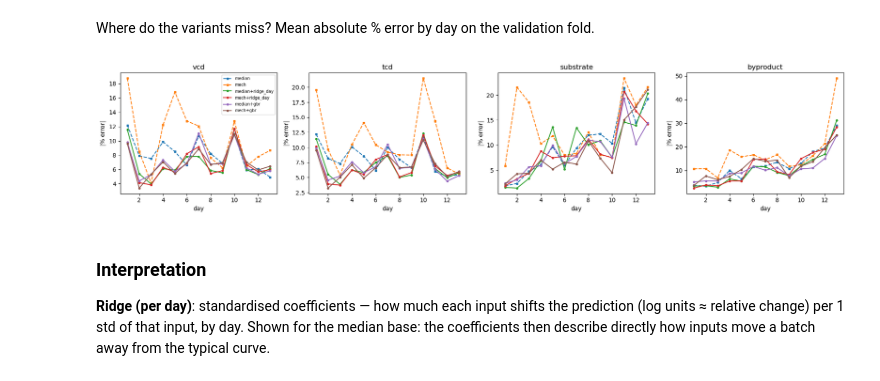
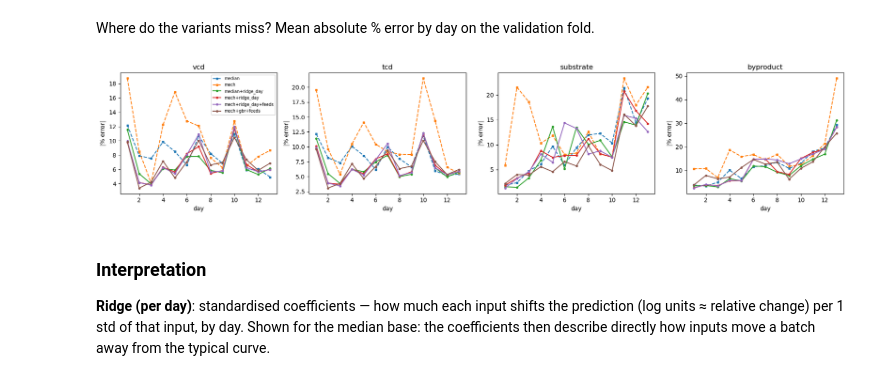
Before and after one commit to SwissDataScienceCenter/SDSC-STEM4Health-group15, a Jupyter notebook: notebooks/03_hybrid_ml.ipynb, the cells around one changed output. Cells and saved outputs as stored; diff of their text form; code cells hidden in the pictures.

Commit message:
Add feed-signal and substrate mass-balance inputs to hybrid correction

```diff
--- a/notebooks/03_hybrid_ml.ipynb
+++ b/notebooks/03_hybrid_ml.ipynb
@@ -38,6 +42,7 @@ fold_of = splits.query("role == 'dev'").set_index("batch_id").fold.to_dict()
 MAX_NFEV_STAGE, MAX_NFEV, N_STARTS = 20, 60, 1
 FIT_KW = dict(residual="log", loss="soft_l1", f_scale=0.1)
 METHODS = ["ridge_day", "gbr"]
+EXTRA_OPTIONS = [False, True]   # without / with the extra "+feeds" inputs
 CACHE = ROOT / "outputs" / "params_cache"; CACHE.mkdir(parents=True, exist_ok=True)
 USE_CACHE = True   # reuse mechanistic parameters already fitted for the same training set
 # %%
@@ -55,7 +60,7 @@ def mech_params(ids, tag):
     pd.Series(p, index=NAMES).to_csv(f); print(f"[{tag}] mechanistic fit {time.time()-t0:.0f} s")
     return p
 
-def evaluate_split(tr_ids, va_ids, tag, methods=METHODS):
+def evaluate_split(tr_ids, va_ids, tag, methods=METHODS, extras=EXTRA_OPTIONS):
     """Fit everything on tr_ids, evaluate all variants on va_ids. Returns (MAPE table, objects)."""
     a_tr, a_va = to_arrays(df, tr_ids), to_arrays(df, va_ids)
     p = mech_params(tr_ids, tag)
@@ -65,12 +70,16 @@ def evaluate_split(tr_ids, va_ids, tag, methods=METHODS):
     for bname, (b_tr, b_va) in bases.items():
         rows[bname] = mape_row(a_va, b_va)
         objs[bname] = (None, b_va)
-        F_tr, F_va = feature_table(df, a_tr, b_tr), feature_table(df, a_va, b_va)
+        # p is passed for both bases: it only provides feed concentrations for the S_supply features
+        F_tr, F_va = feature_table(df, a_tr, b_tr, p=p), feature_table(df, a_va, b_va, p=p)
+        objs[f"F_tr_{bname}"] = F_tr
         for m in methods:
-            corr = ResidualCorrector(m).fit(F_tr)
-            pred = to_list(F_va, corr.predict(F_va), a_va)
-            rows[f"{bname}+{m}"] = mape_row(a_va, pred)
-            objs[f"{bname}+{m}"] = (corr, pred)
+            for ex in extras:
+                name = f"{bname}+{m}" + ("+feeds" if ex else "")
+                corr = ResidualCorrector(m, extra=ex).fit(F_tr)
+                pred = to_list(F_va, corr.predict(F_va), a_va)
+                rows[name] = mape_row(a_va, pred)
+                objs[name] = (corr, pred)
     return pd.DataFrame(rows).T, objs
 # %% [markdown]
 ## 1. One fold (quick look)
@@ -95,0 +112,15 @@ tab.round(2).sort_values("all")
+# %%
+from bioreactor.hybrid import EXTRA
+F_tr_m = objs["F_tr_mech"]
+fig, ax = plt.subplots(1, 4, figsize=(20, 4))
+for a, s in zip(ax, STATES):
+    resid = np.log(F_tr_m[f"obs_{s}"]) - np.log(F_tr_m[f"base_{s}"])
+    cols = [c for c in EXTRA[s] if c in F_tr_m.columns]
+    R = pd.DataFrame({c: [F_tr_m.loc[F_tr_m.day == d, c].corr(resid[F_tr_m.day == d], method="spearman")
+                          for d in sorted(F_tr_m.day.unique())] for c in cols},
+                     index=sorted(F_tr_m.day.unique()))
+    im = a.imshow(R.T.values, aspect="auto", cmap="RdBu_r", vmin=-0.8, vmax=0.8)
+    a.set_yticks(range(len(cols))); a.set_yticklabels(cols, fontsize=7)
+    a.set_xticks(range(len(R))); a.set_xticklabels(R.index, fontsize=7); a.set_xlabel("day")
+    a.set_title(f"{s}: corr(extra input, log(obs/mech))", fontsize=9)
+fig.colorbar(im, ax=ax, shrink=0.8); plt.show()
@@ -98,20 +131,20 @@ Where do the variants miss? Mean absolute % error by day on the validation fold.
 # %%
 def abs_err_by_day(arr, preds):
     Y = np.vstack(arr.obs_y); Yh = np.vstack(preds); T = np.round(np.concatenate(arr.obs_t)).astype(int)
     e = pd.DataFrame(100 * np.abs(Yh - Y) / Y, columns=STATES); e["day"] = T
     return e.groupby("day").mean()
 
-SHOW = ["median", "mech", "median+ridge_day", "mech+ridge_day", "median+gbr", "mech+gbr"]
+SHOW = ["median", "mech", "median+ridge_day", "mech+ridge_day", "mech+ridge_day+feeds", "mech+gbr+feeds"]
 fig, ax = plt.subplots(1, 4, figsize=(18, 3.8))
 for name in SHOW:
     e = abs_err_by_day(objs["a_va"], objs[name][1])
     for a, s in zip(ax, STATES):
         a.plot(e.index, e[s], "o-" if "+" in name else "s--", ms=3, label=name)
 for a, s in zip(ax, STATES):
     a.set_title(s); a.set_xlabel("day"); a.set_ylabel("|% error|")
 ax[0].legend(fontsize=7); plt.tight_layout(); plt.show()
 # %% [output]
-[figure, old version]
+[figure, new version]
 # %% [markdown]
 ### Interpretation
 **Ridge (per day)**: standardised coefficients — how much each input shifts the prediction (log units ≈ relative change) per 1 std of that input, by day. Shown for the median base: the coefficients then describe directly how inputs move a batch away from the typical curve.
```
Also changed, not shown: parts of 8 cells of this notebook, 7 other files.
